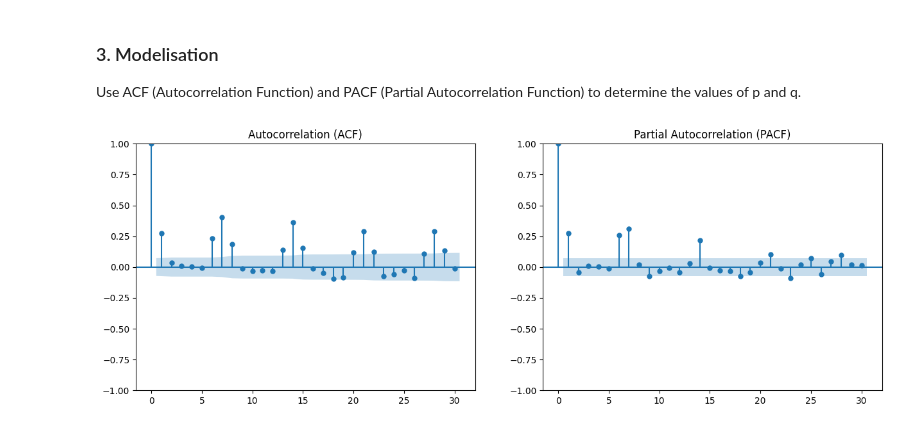
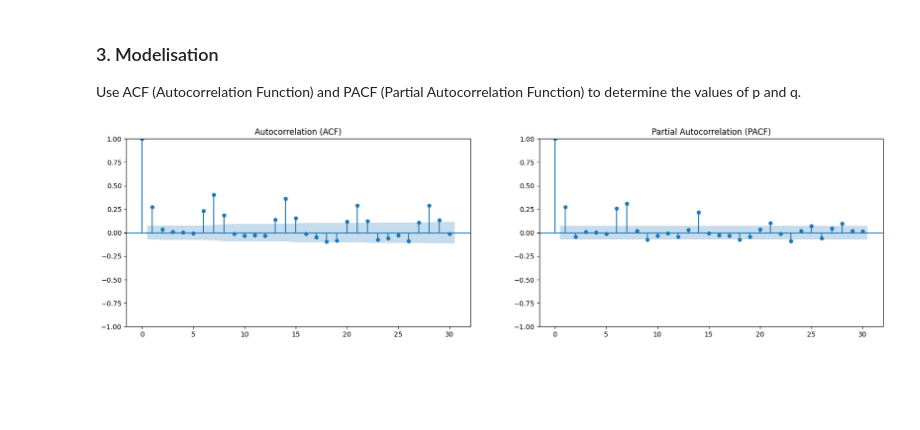
Before and after one commit to srash007/Demand-Forecasting-with-Time-Series, a Jupyter notebook: Online_retail.ipynb, the cells around one changed output. Cells and saved outputs as stored; diff of their text form; code cells hidden in the pictures; blank space fills up the shorter version.

```diff
--- a/Online_retail.ipynb
+++ b/Online_retail.ipynb
@@ -112,15 +117,16 @@ p-value: 0.016673314313062185
 
 Use ACF (Autocorrelation Function) and PACF (Partial Autocorrelation Function) to determine the values of p and q.
 # %%
+from enum import auto
 # Plot ACF and PACF
-fig, axes = plt.subplots(1, 2, figsize=(15, 5))
+fig, axes = plt.subplots(1, 2, figsize=(20, 5))
 
 plot_acf(daily_sales.dropna(), ax=axes[0], lags=30)
 axes[0].set_title("Autocorrelation (ACF)")
 
 plot_pacf(daily_sales.dropna(), ax=axes[1], lags=30)
 axes[1].set_title("Partial Autocorrelation (PACF)")
 
 plt.show()
 # %% [output]
-[figure, old version]
+[figure, new version]
```
Also changed, not shown: parts of 2 cells of this notebook.
